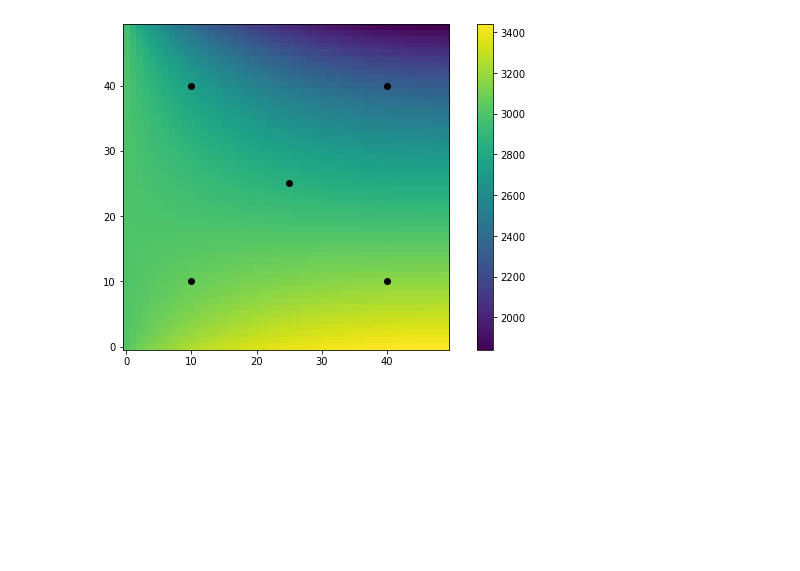
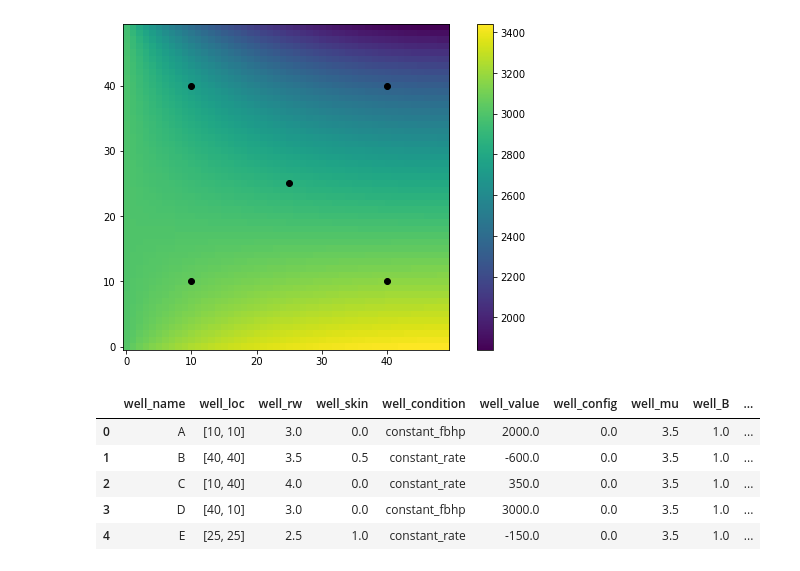
Before and after one commit to yohanesnuwara/pyresim, a Jupyter notebook: simulators/PyReSim_teaser1.ipynb, the cells around one changed output. Saved outputs shown, nothing was run; the diff lists cells and outputs as text; code cells hidden in the pictures; blank space fills up the shorter version.

```diff
--- a/simulators/PyReSim_teaser1.ipynb
+++ b/simulators/PyReSim_teaser1.ipynb
@@ -42,7 +115,7 @@ PUT THE INPUT TXT DATA
 filepath = '/content/pyresim/input/teaser1.txt'
 
 # call the read_input function to read input data
-reservoir_input, well, west_boundary, east_boundary, south_boundary, north_boundary = read_input(filepath)
+reservoir_input, wells, west_boundary, east_boundary, south_boundary, north_boundary = read_input(filepath)
 
 """""""""""
 INPUT PROCESSING
@@ -62,13 +135,13 @@ B = reservoir_input['B']
 mu = reservoir_input['mu']
 
 # well information (dataframe)
-well_name = well['well_name']
-well_rw = well['well_rw'] / 12  # wellbore radius, inch to ft
-well_skin = well['well_skin']
-well_loc = well['well_loc']
-well_condition = well['well_rw']
-well_value = well['well_value']
-well_config = well['well_config']
+well_name = wells['well_name']
+well_rw = wells['well_rw'] / 12  # wellbore radius, inch to ft
+well_skin = wells['well_skin']
+well_loc = wells['well_loc']
+well_condition = wells['well_rw']
+well_value = wells['well_value']
+well_config = wells['well_config']
 
 """""""""""
 GRIDDING
@@ -397,7 +470,7 @@ PRESSURE SOLVER
 """""""""""
 p_sol = np.linalg.solve(lhs_mat, rhs_mat)
 
-p_sol_flatten = p_sol.T.reshape(-1)
+p_sol = p_sol.T.reshape(-1)
 
 """""""""""
 DISPLAY PRESSURE
@@ -407,7 +480,7 @@ DISPLAY PRESSURE
 xsc = np.array(well_loc)[:,0]
 ysc = np.array(well_loc)[:,1]
 
-p_sol = p_sol_flatten.reshape(-1, xi)
+p_sol = p_sol.reshape(-1, xi)
 plt.figure(figsize=(10,6))
 plt.imshow(p_sol, origin='lower')
 plt.colorbar()
@@ -415,3 +488,27 @@ plt.scatter(xsc, ysc, color='black')
 plt.show()
 # %% [output]
 [figure]
+# %%
+"""""""""""
+WELL SIMULATION
+"""""""""""
+
+# create well dataframe
+B = np.full(len(well_name), reservoir_input['B'])
+mu = np.full(len(well_name), reservoir_input['mu'])
+well_df = pd.DataFrame.from_dict(wells)
+well_df['well_mu'], well_df['well_B'], well_df['well_Gw'] = mu, B, Gw
+
+# print pressure in order (engineering notations: [0,0], [1,0], [2,0] as 1,2,3)
+p_sol = p_sol.T
+
+# FBHP and flow rate solution after pressure in each grid block solved
+well_df = solution_well2d(well_df, p_sol)
+well_df
+# %% [output]
+|  | well_name | well_loc | well_rw | well_skin | well_condition | well_value | well_config | well_mu | well_B | ... |
+| 0 | A | [10, 10] | 3.0 | 0.0 | constant_fbhp | 2000.0 | 0.0 | 3.5 | 1.0 | ... |
+| 1 | B | [40, 40] | 3.5 | 0.5 | constant_rate | -600.0 | 0.0 | 3.5 | 1.0 | ... |
+| 2 | C | [10, 40] | 4.0 | 0.0 | constant_rate | 350.0 | 0.0 | 3.5 | 1.0 | ... |
+| 3 | D | [40, 10] | 3.0 | 0.0 | constant_fbhp | 3000.0 | 0.0 | 3.5 | 1.0 | ... |
+| 4 | E | [25, 25] | 2.5 | 1.0 | constant_rate | -150.0 | 0.0 | 3.5 | 1.0 | ... |
```
Also changed, not shown: parts of 3 cells of this notebook.
